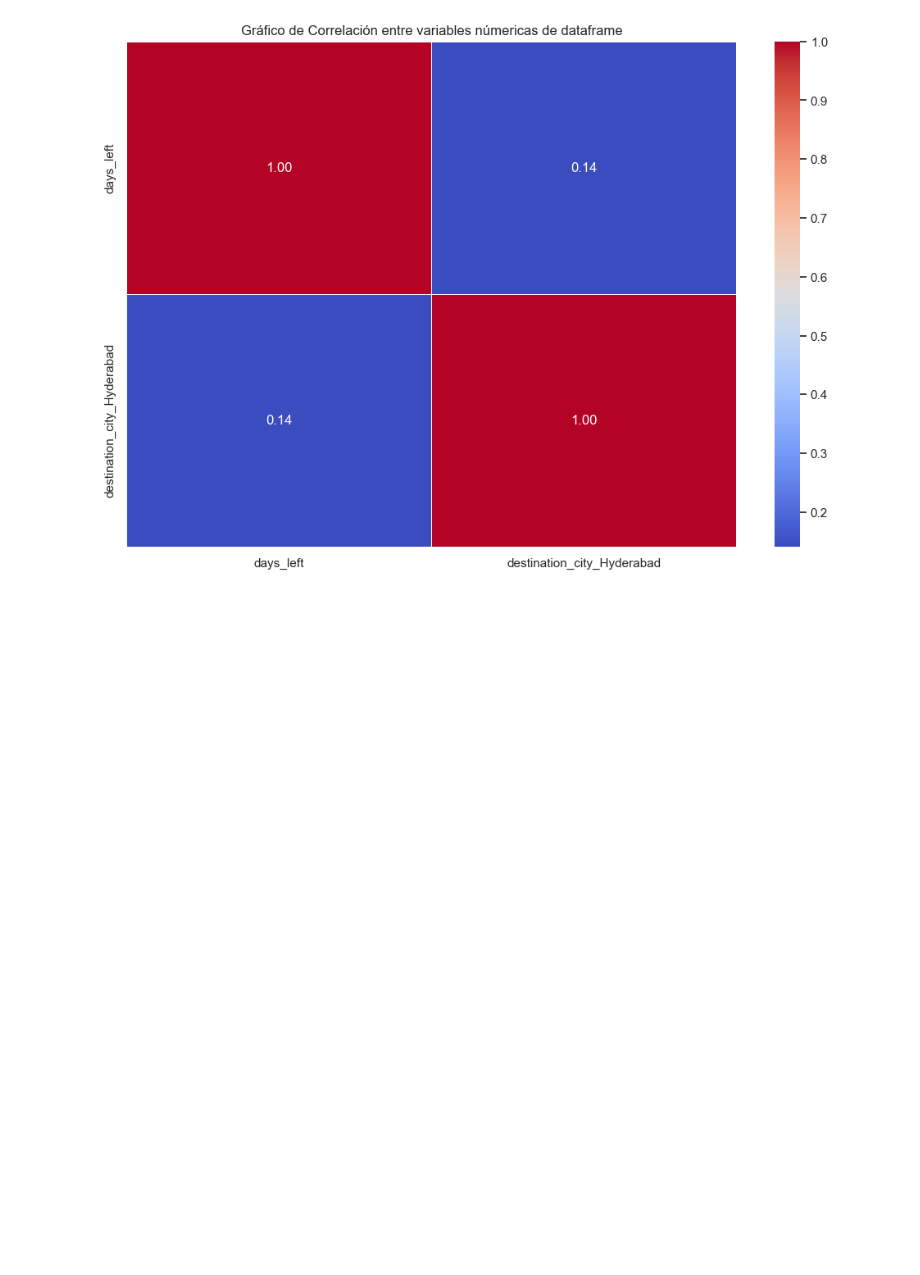
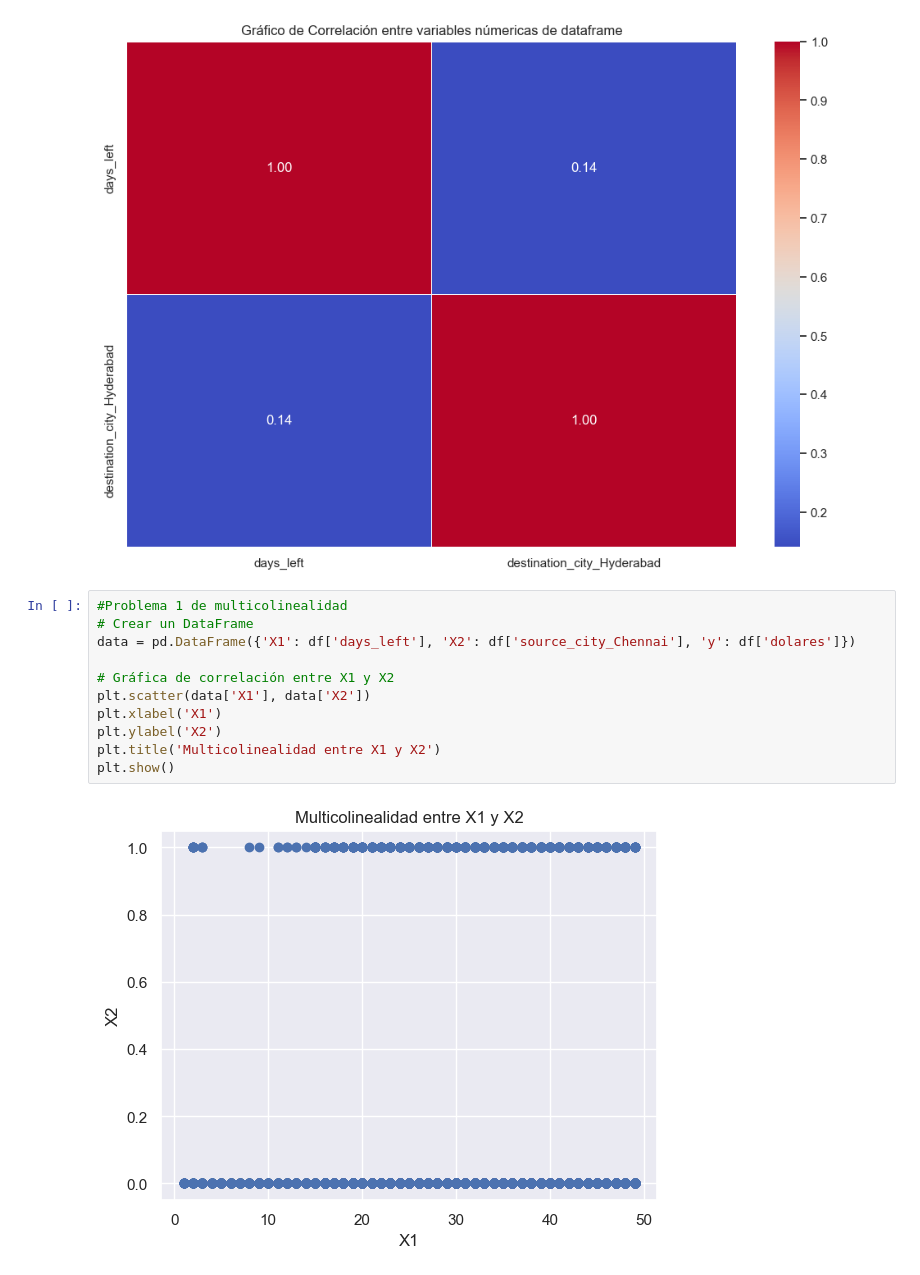
Before and after one commit to td2USA-20232/grupo3, a Jupyter notebook: Descripción data.ipynb, the cells around one changed output. Saved outputs shown, nothing was run; the diff lists cells and outputs as text; blank space fills up the shorter version.

Commit message:
problemas y mejor modelo Ari

```diff
--- a/Descripción data.ipynb
+++ b/Descripción data.ipynb
@@ -1156,3 +1142,16 @@ plt.title("Gráfico de Correlación entre variables númericas de dataframe")
 plt.show()
 # %% [output]
 [figure]
+# %%
+#Problema 1 de multicolinealidad
+# Crear un DataFrame
+data = pd.DataFrame({'X1': df['days_left'], 'X2': df['source_city_Chennai'], 'y': df['dolares']})
+
+# Gráfica de correlación entre X1 y X2
+plt.scatter(data['X1'], data['X2'])
+plt.xlabel('X1')
+plt.ylabel('X2')
+plt.title('Multicolinealidad entre X1 y X2')
+plt.show()
+# %% [output]
+[figure, added]
```
Also changed, not shown: parts of 8 cells of this notebook.
